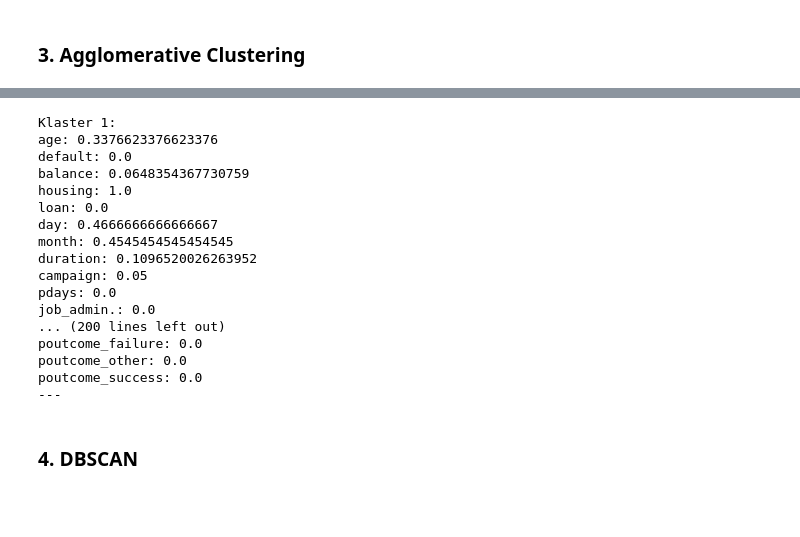
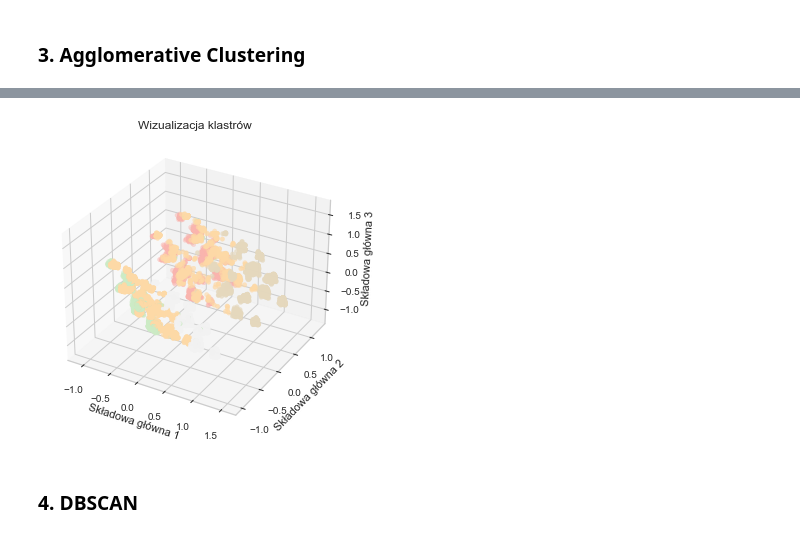
Before and after one commit to SawickiK/ML-Clustering, a Jupyter notebook: ClusteringNanowo.ipynb, the cells around one changed output, grey strips where cells are left out. Cells and saved outputs as stored; diff of their text form; code cells hidden in the pictures; blank space fills up the shorter version.

```diff
--- a/ClusteringNanowo.ipynb
+++ b/ClusteringNanowo.ipynb
@@ -365,31 +296,0 @@ plt.show()
-# %%
-AC = AgglomerativeClustering(5)
-AC.fit(df)
-result_df = pd.DataFrame(columns=df.columns)
-for cluster in range(k):
-    cluster_elements = df[labels == cluster]
-    cluster_medians = np.median(cluster_elements, axis=0)
-    result_df = result_df.append(pd.Series(cluster_medians, name=f'Cluster {cluster+1}'))
-    print(f'Klaster {cluster+1}:')
-    for column, median in enumerate(cluster_medians):
-        column_name = df.columns[column]
-        print(f'{column_name}: {median}')
-    print('---')
-# %% [output]
-Klaster 1:
-age: 0.3376623376623376
-default: 0.0
-balance: 0.0648354367730759
-housing: 1.0
-loan: 0.0
-day: 0.4666666666666667
-month: 0.4545454545454545
-duration: 0.1096520026263952
-campaign: 0.05
-pdays: 0.0
-job_admin.: 0.0
-... (200 lines left out)
-poutcome_failure: 0.0
-poutcome_other: 0.0
-poutcome_success: 0.0
----
@@ -396,3 +301,14 @@ poutcome_success: 0.0
+# %%
+fig = plt.figure()
+ax = fig.add_subplot(111, projection='3d')
+ax.scatter(X_pca[:, 0], X_pca[:, 1], X_pca[:, 2], c=labels, cmap='Pastel1')
+ax.set_title("Wizualizacja klastrów")
+ax.set_xlabel("Składowa główna 1")
+ax.set_ylabel("Składowa główna 2")
+ax.set_zlabel("Składowa główna 3")
+plt.show()
+# %% [output]
+[figure, added]
 # %% [markdown]
 ### 4. DBSCAN
 # %%
```
Also changed, not shown: parts of 53 cells of this notebook, 1 other file.
